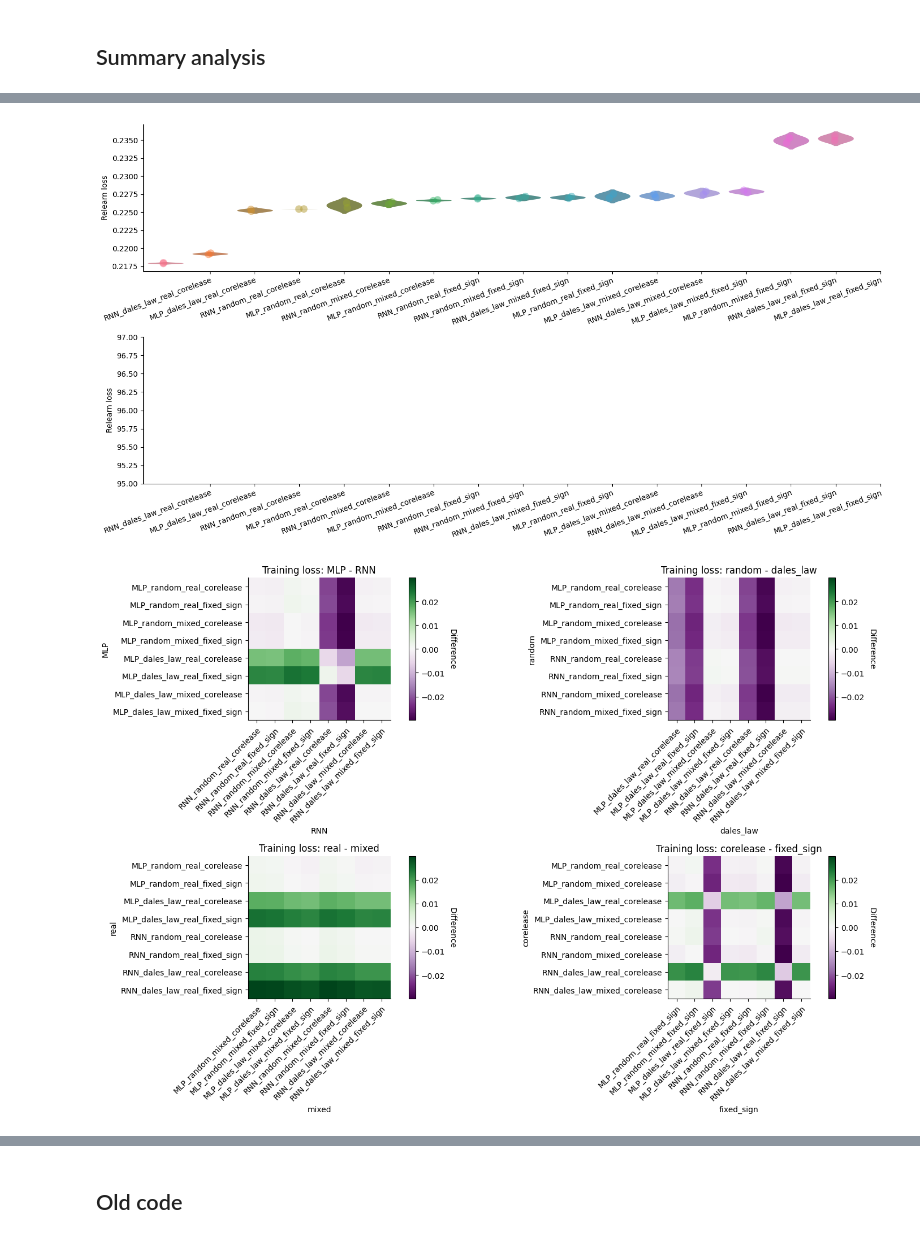
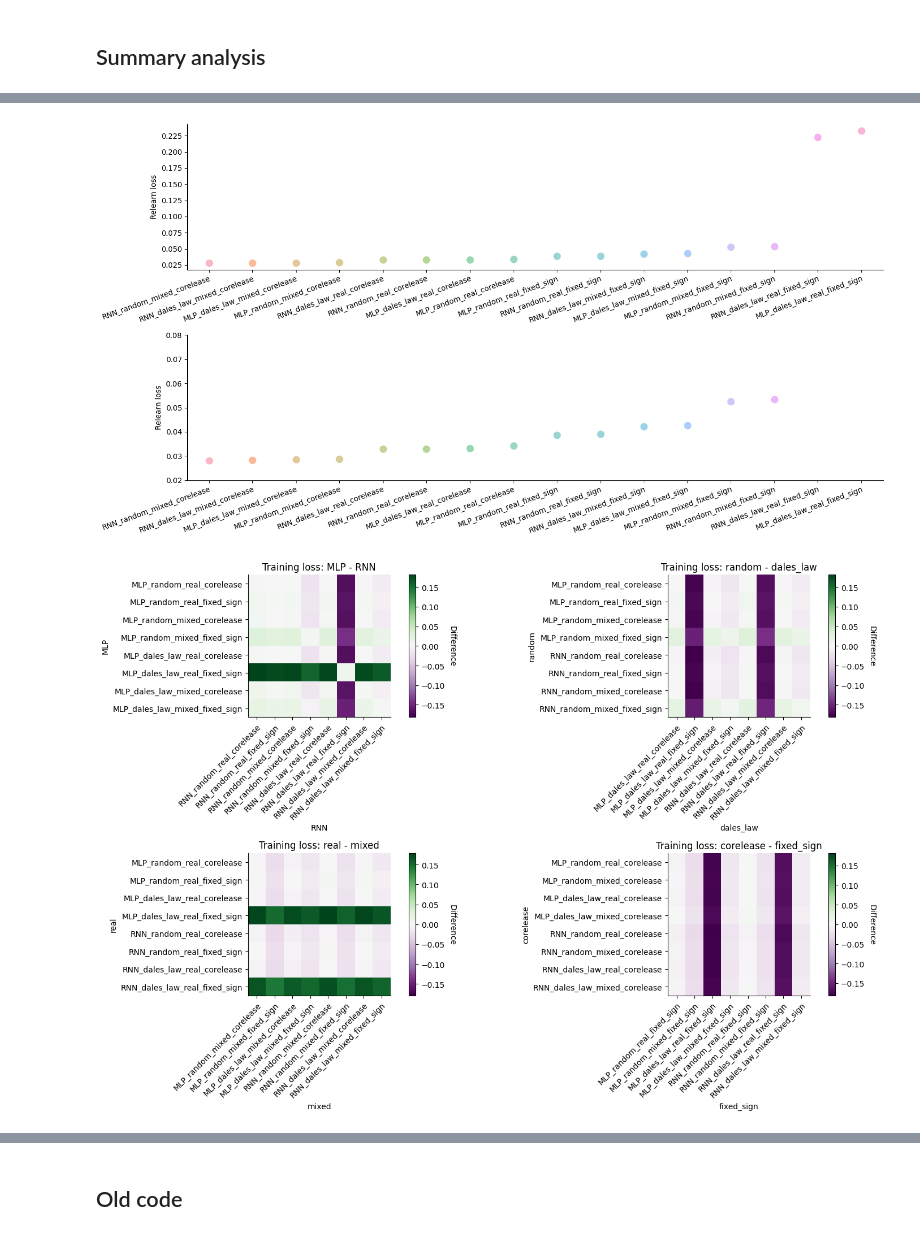
Before and after one commit to shunnnli/EP-LHb-model, a Jupyter notebook: models_Random.ipynb, the cells around one changed output, grey strips where cells are left out. Cells and saved outputs as stored; diff of their text form; code cells hidden in the pictures.

```diff
--- a/models_Random.ipynb
+++ b/models_Random.ipynb
@@ -50,14 +48,15 @@ update_methods = ['corelease','fixed_sign']
 EP_size = 784 # img_size = (28,28) ---> 28*28=784 in total
 LHb_size = 500 # number of nodes at hidden layer
 DAN_size = 10 # number of output classes discrete range [0,9]
-num_epochs = 10 # number of times which the entire dataset is passed throughout the model
-lr = 1e-3 # size of step
+num_epochs = 100 # number of times which the entire dataset is passed throughout the model
+num_relearn_epochs = 100
+lr = 1e-2 # size of step
 
 prob_EP_to_LHb = 1
 prob_LHb_to_LHb = 1
 prob_LHb_to_DAN = 1
 
-n_networks = 2 # number of networks to train
+n_networks = 1 # number of networks to train
 # %%
 # Generate data
 
@@ -67,7 +66,7 @@ prob_input_active = 0.05 # probability that an input is active in each context
 prob_output_active = 0.125
 n_contexts = 5000
 
-prob_EP_flip = 0.02
+prob_EP_flip = 0.05
 # %%
 # Generate initial random data
 rands = torch.rand(n_contexts, EP_size, device=device)
@@ -148,23 +149,22 @@ for LHb in LHb_network:
                 for i in range(1,n_networks+1):
                     # Initialize a network
                     net = EPLHb(EP_size,LHb_size,DAN_size,
-                                rnn=rnn,fixed_sign=fixed_sign_init,real_circuit=real_circuit,
+                                LHb_rnn=rnn,fixed_sign=fixed_sign_init,real_circuit=real_circuit,
                                 prob_EP_to_LHb=prob_EP_to_LHb,prob_LHb_to_LHb=prob_LHb_to_LHb,prob_LHb_to_DAN=prob_LHb_to_DAN)
                     if torch.cuda.is_available(): net.cuda()
 
+                    training_loss, relearn_loss = [], []
+
                     # Train on original data
-                    training_loss, relearn_loss = [], []
                     optimizer = adam(net.parameters(), lr=lr, fixed_sign=fixed_sign_update)
                     # scheduler = torch.optim.lr_scheduler.ExponentialLR(optimizer, gamma=0.95)
                     training_loss, _ = net.train_model(num_epochs,train_loader,optimizer,
                                                     print_epoch=False,loss='MSE')
-                    training_loss.extend(training_loss)
 
                     # Train on flipped data
                     optimizer = adam(net.parameters(), lr=lr, fixed_sign=fixed_sign_update)
-                    relearn_loss, _ = net.train_model(num_epochs,train_loader,optimizer,
+                    relearn_loss, _ = net.train_model(num_relearn_epochs,flip_loader,optimizer,
                                                     print_epoch=False,loss='MSE')
-                    relearn_loss.extend(relearn_loss)
 
                     network_training_loss.append(training_loss)
                     network_relearn_loss.append(relearn_loss)
@@ -241,11 +243,11 @@ for network in training_loss_summary:
     axs[1,0].fill_between(x,mean_tloss+sem_tloss,mean_tloss-sem_tloss,alpha=0.2)
     axs[1,0].set_xlabel('Trianing iteration')
     axs[1,0].set_ylabel('Training loss')
-    axs[1,0].set_ylim([0.1, 0.4])
+    axs[1,0].set_ylim([0, 0.03])
     # axs[1,0].legend()
 
     # Plot accuracy
-    x = np.linspace(1,mean_rloss.shape[0]*100,num=mean_rloss.shape[0],dtype='int32')
+    x = np.linspace(1,mean_rloss.shape[0],num=mean_rloss.shape[0],dtype='int32')
     axs[0,1].plot(mean_rloss, label=network)
     axs[0,1].fill_between(x,mean_rloss+sem_rloss,mean_rloss-sem_rloss,alpha=0.2)
     axs[0,1].set_xlabel('Trianing iteration')
@@ -256,10 +258,10 @@ for network in training_loss_summary:
     axs[1,1].fill_between(x,mean_rloss+sem_rloss,mean_rloss-sem_rloss,alpha=0.2)
     axs[1,1].set_xlabel('Trianing iteration')
     axs[1,1].set_ylabel('Relearn loss')
-    axs[1,1].set_ylim([0.1, 0.4])
+    axs[1,1].set_ylim([0, 0.03])
     # axs[1,1].legend()
 
 
-plt.legend(bbox_to_anchor=(1, 0), loc='lower center', ncol=len(training_loss_summary)/16)
+plt.legend(bbox_to_anchor=(1, 0), loc='lower center')
 plt.show()
 # %% [output]
@@ -306,32 +308,32 @@ plt.show()
 # %%
 # Plot bar plots of accurarcy
 
 fig, axs = plt.subplots(2,1,figsize=(15, 8))
 label_rotation = 20
 
 # Sort accuracy
 sorted_idx = np.argsort(np.mean(mean_rloss,axis=1))
 mean_rloss_sorted = np.array(mean_rloss)[sorted_idx].T
-sorted_keys_acc = np.array(list(relearn_loss_summary.keys()))[sorted_idx]
+sorted_keys_rloss = np.array(list(relearn_loss_summary.keys()))[sorted_idx]
 # Plot accuracy
 sns.violinplot(data=mean_rloss_sorted, ax=axs[0],saturation=0.5,linewidth=0)
 sns.stripplot(data=mean_rloss_sorted, ax=axs[0], s=10, alpha=0.5)
-axs[0].set_xticks(np.arange(1, len(sorted_keys_acc) + 1))
-axs[0].set_xticklabels(sorted_keys_acc)
+axs[0].set_xticks(np.arange(len(sorted_keys_rloss)))
+axs[0].set_xticklabels(sorted_keys_rloss)
 axs[0].set_ylabel('Relearn loss')
 plt.setp(axs[0].get_xticklabels(), rotation=label_rotation, ha="right",rotation_mode="anchor")
 
 # Plot accuracy
 sns.violinplot(data=mean_rloss_sorted, ax=axs[1],saturation=0.5,linewidth=0)
 sns.stripplot(data=mean_rloss_sorted, ax=axs[1], s=10, alpha=0.5)
-axs[1].set_xticks(np.arange(1, len(sorted_keys_acc) + 1))
-axs[1].set_xticklabels(sorted_keys_acc)
+axs[1].set_xticks(np.arange(len(sorted_keys_rloss)))
+axs[1].set_xticklabels(sorted_keys_rloss)
 axs[1].set_ylabel('Relearn loss')
-axs[1].set_ylim([95, 97])
+axs[1].set_ylim([0.02,0.08])
 plt.setp(axs[1].get_xticklabels(), rotation=label_rotation, ha="right",rotation_mode="anchor")
 plt.show()
 # %% [output]
-[figure, old version]
+[figure, new version]
 # %%
 # Plot heatmaps to plot differences between conditions
 
@@ -370,7 +372,7 @@ for i, condition in enumerate(conditions):
     # Set title
     axs[i//2,i%2].set_title('Training loss: '+cond_1+' - '+cond_2)
 # %% [output]
-[figure, old version]
+[figure, new version]
 # %%
 # Plot heatmaps to plot differences between conditions
 
```
Also changed, not shown: parts of 7 cells of this notebook, 4 other files.
